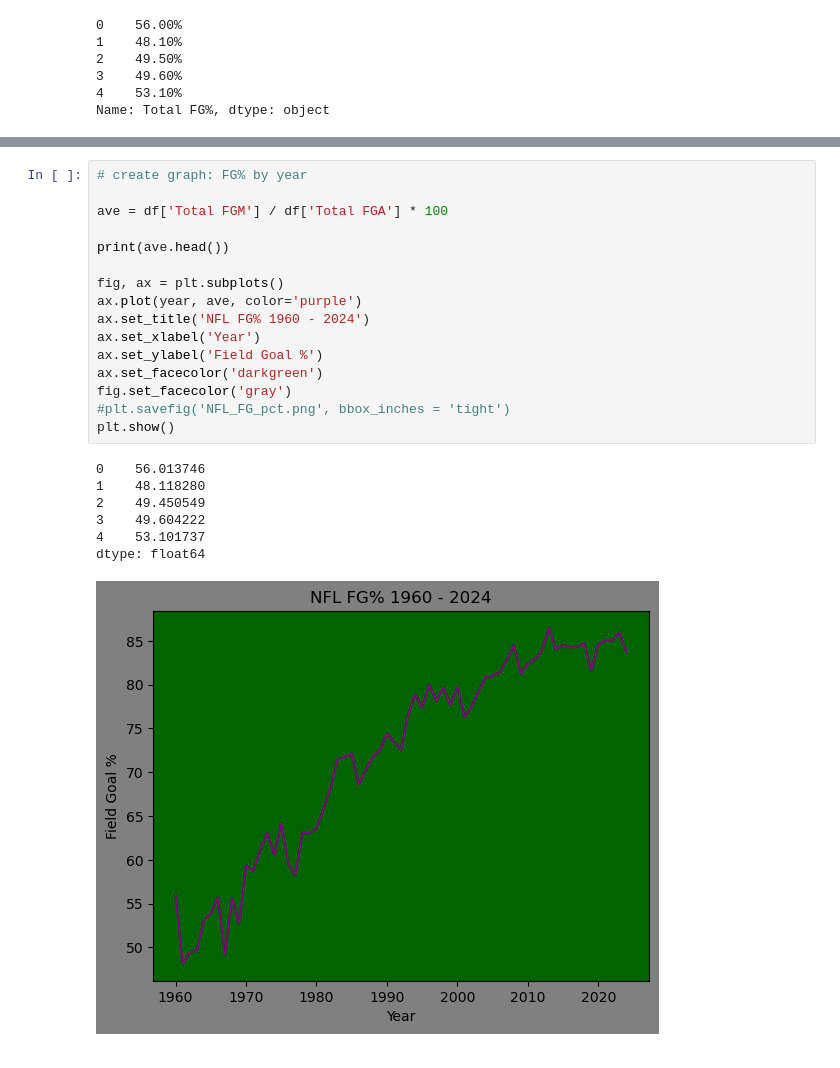
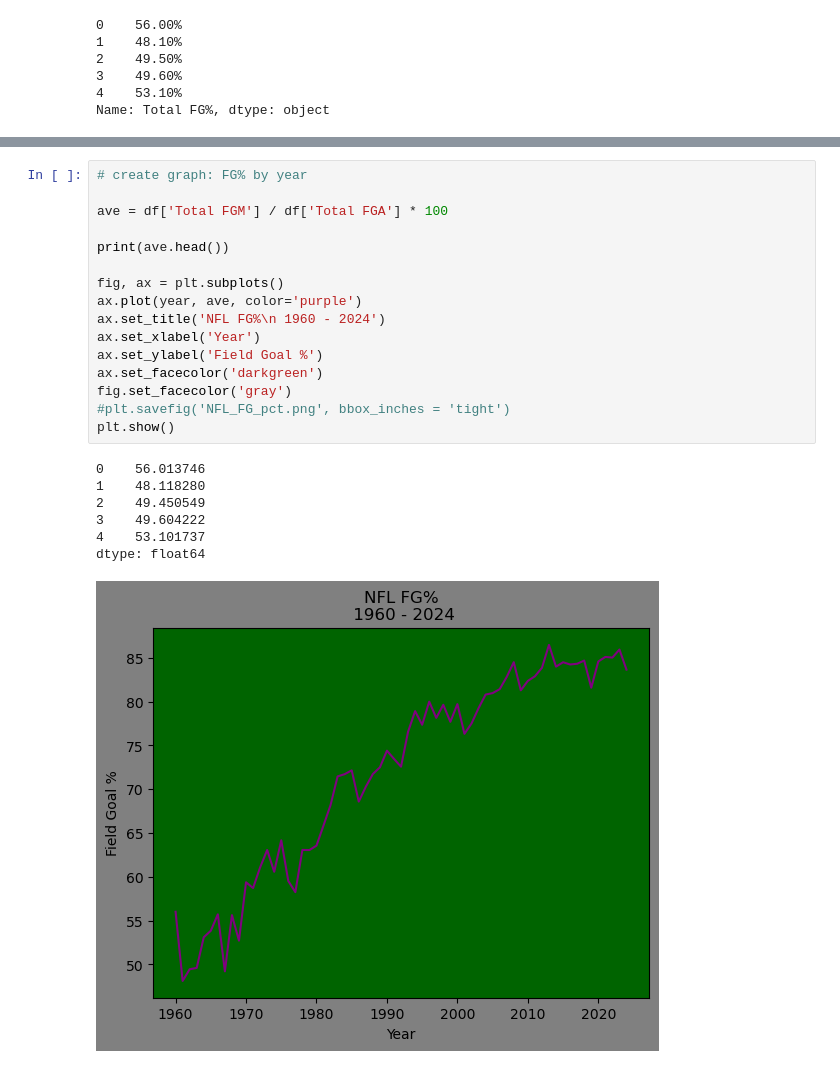
Before and after one commit to JarKanni/nfl, a Jupyter notebook: kicking_analysis/nfl_kicking.ipynb, the cells around one changed output, grey strips where cells are left out. Cells and saved outputs as stored; diff of their text form.

```diff
--- a/kicking_analysis/nfl_kicking.ipynb
+++ b/kicking_analysis/nfl_kicking.ipynb
@@ -60,24 +40,24 @@ plt.show()
 # %%
 # create graph: FG% by year
 
 ave = df['Total FGM'] / df['Total FGA'] * 100
 
 print(ave.head())
 
 fig, ax = plt.subplots()
 ax.plot(year, ave, color='purple')
-ax.set_title('NFL FG% 1960 - 2024')
+ax.set_title('NFL FG%\n 1960 - 2024')
 ax.set_xlabel('Year')
 ax.set_ylabel('Field Goal %')
 ax.set_facecolor('darkgreen')
 fig.set_facecolor('gray')
 #plt.savefig('NFL_FG_pct.png', bbox_inches = 'tight')
 plt.show()
 # %% [output]
 0    56.013746
 1    48.118280
 2    49.450549
 3    49.604222
 4    53.101737
 dtype: float64
-[figure, old version]
+[figure, new version]
```
Also changed, not shown: parts of 4 cells of this notebook, 3 other files.
